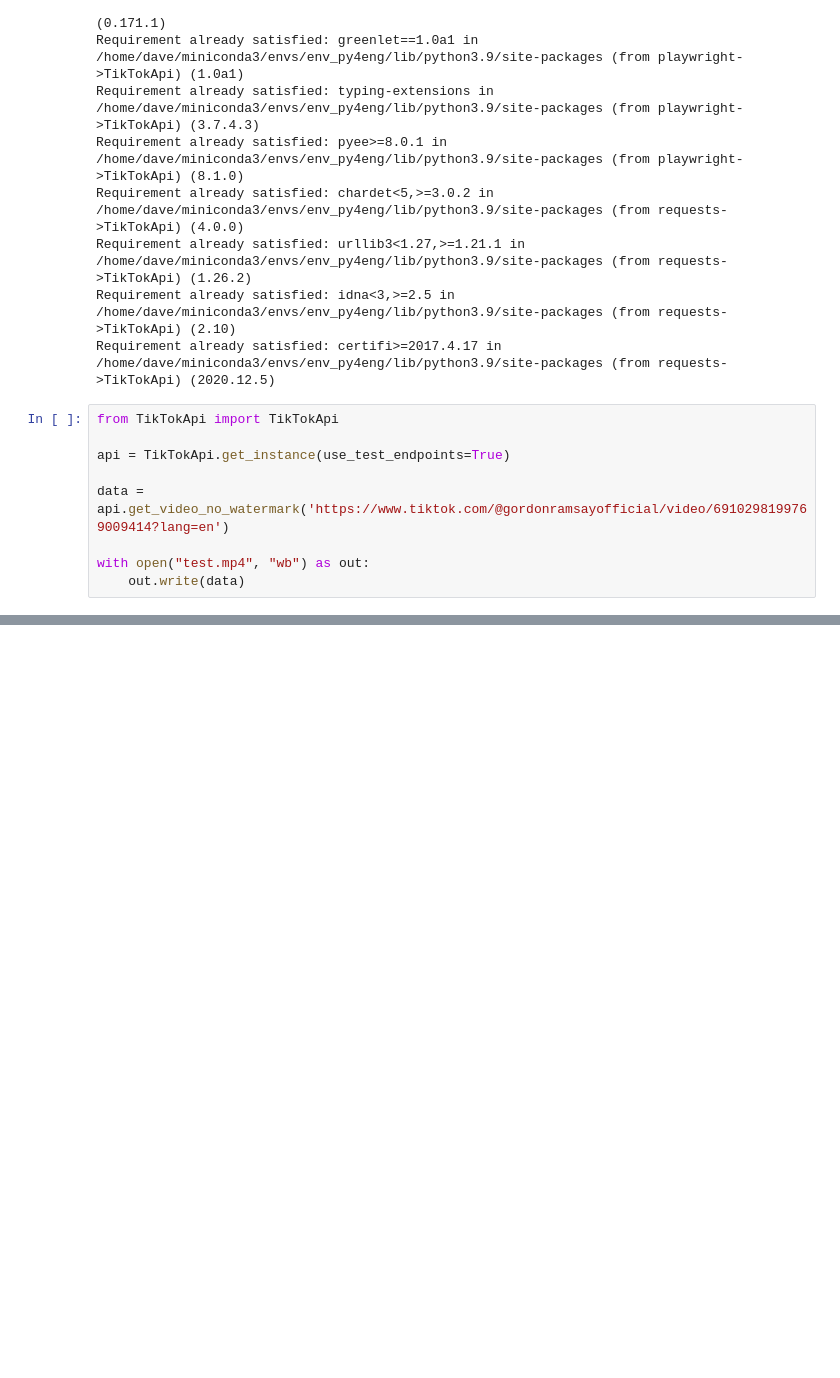
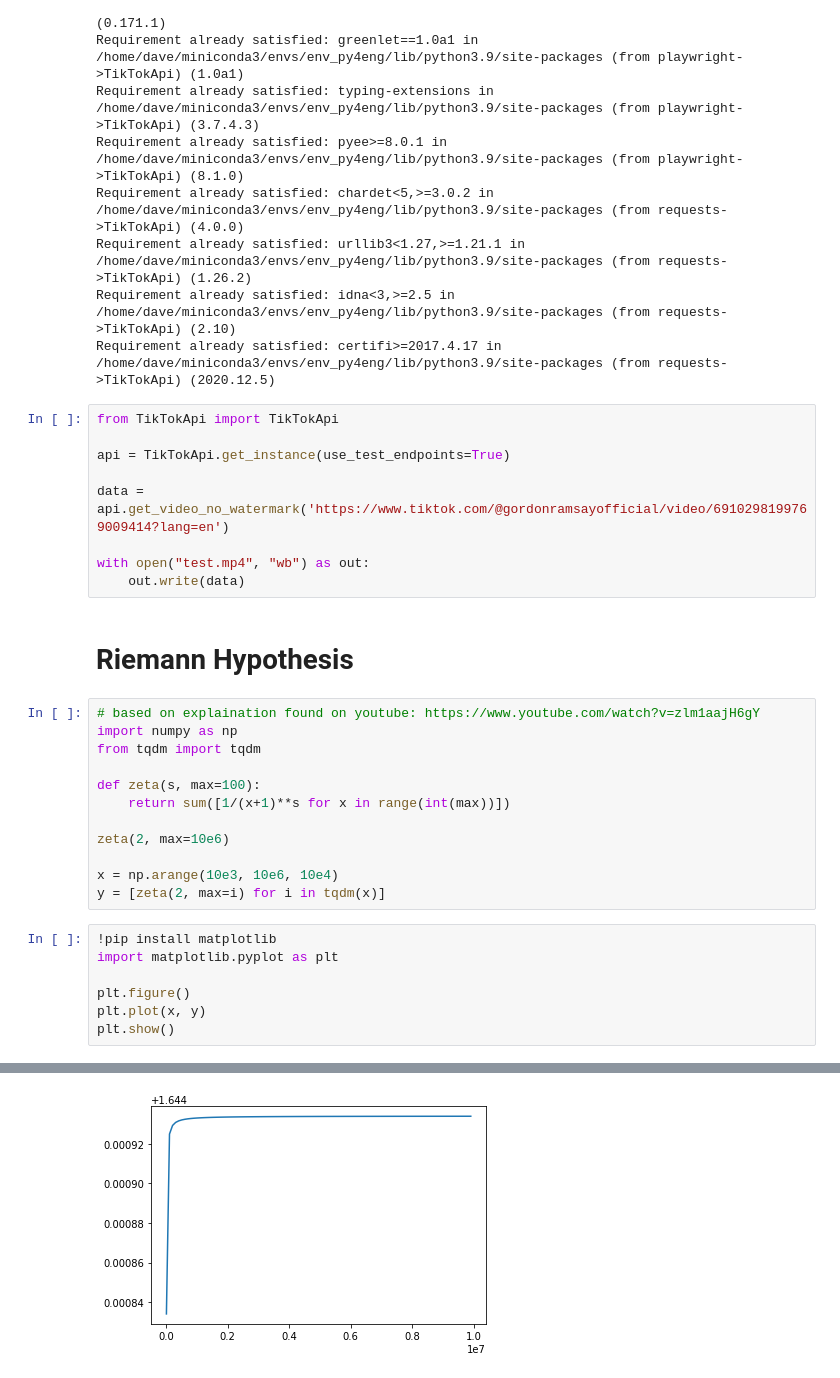
Before and after one commit to dnobs/python-for-engineers, a Jupyter notebook: jupyter_notebook.ipynb, the cells around one changed output, grey strips where cells are left out. Saved outputs shown, nothing was run; the diff lists cells and outputs as text; blank space fills up the shorter version.

Commit message:
riemann hypothesis demo

```diff
--- a/jupyter_notebook.ipynb
+++ b/jupyter_notebook.ipynb
@@ -79,3 +79,25 @@ data = api.get_video_no_watermark('https://www.tiktok.com/@gordonramsayofficial/
 
 with open("test.mp4", "wb") as out:
     out.write(data)
+# %% [markdown]
+# Riemann Hypothesis
+# %%
+# based on explaination found on youtube: https://www.youtube.com/watch?v=zlm1aajH6gY
+import numpy as np
+from tqdm import tqdm
+
+def zeta(s, max=100):
+    return sum([1/(x+1)**s for x in range(int(max))])
+
+zeta(2, max=10e6)
+
+x = np.arange(10e3, 10e6, 10e4)
+y = [zeta(2, max=i) for i in tqdm(x)]
+# %%
+!pip install matplotlib
+import matplotlib.pyplot as plt
+
+plt.figure()
+plt.plot(x, y)
+plt.show()
+# %% [output]
@@ -81,0 +118 @@ with open("test.mp4", "wb") as out:
+[figure, added]
```
Also changed, not shown: parts of 1 cell of this notebook.
